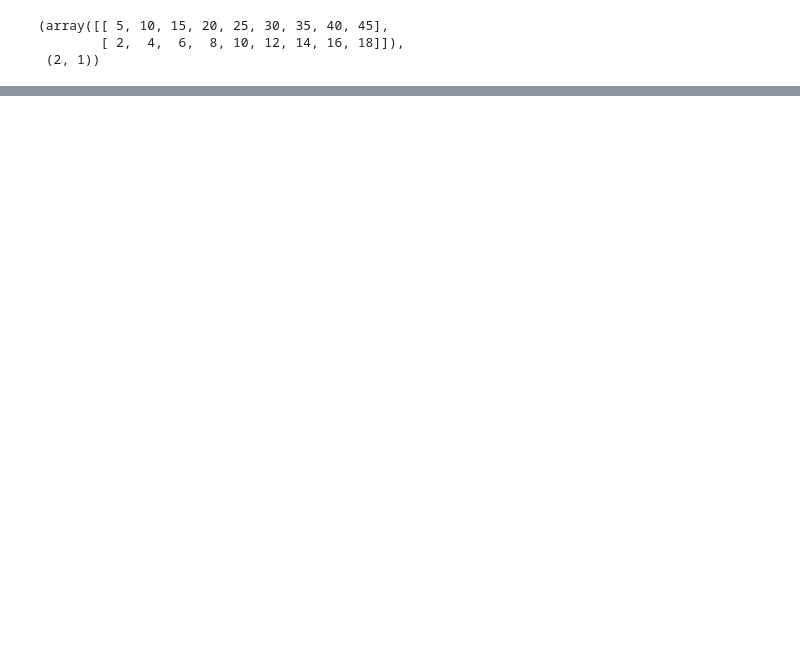
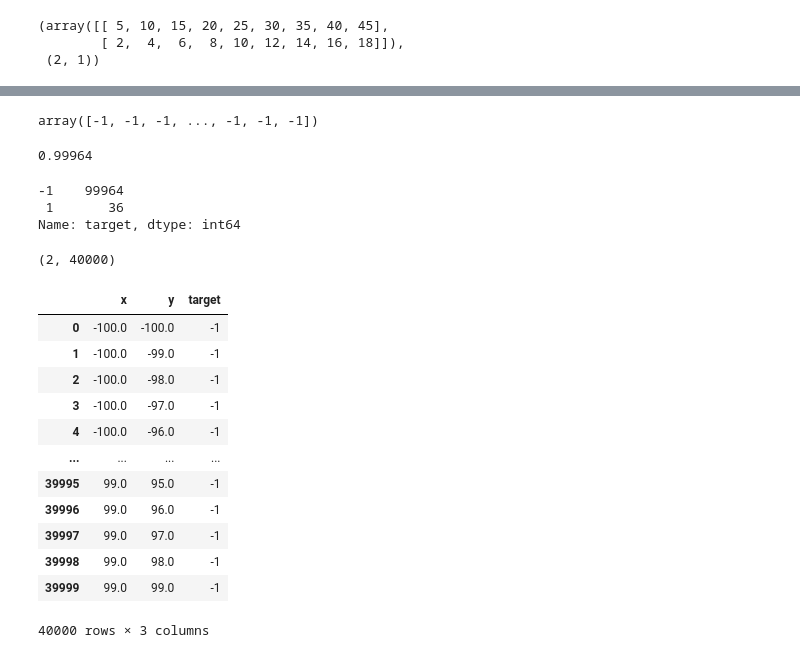
Before and after one commit to zivm20/NN-Spring-Project-1, a Jupyter notebook: Main_program .ipynb, the cells around one changed output, grey strips where cells are left out. Drawn from its saved outputs; the diff is of its cells as text; code cells hidden in the pictures; blank space fills up the shorter version.

```diff
--- a/Main_program .ipynb
+++ b/Main_program .ipynb
@@ -150,0 +202,15 @@ accuracy_score(testA["target"],testA_res)
+# %%
+testB_res = ad2.predict(testB.loc[:,["x","y"]])
+testB_res
+# %% [output]
+array([-1, -1, -1, ..., -1, -1, -1])
+# %%
+accuracy_score(testB["target"],testB_res)
+# %% [output]
+0.99964
+# %%
+testB["target"].value_counts()
+# %% [output]
+-1    99964
+ 1       36
+Name: target, dtype: int64
@@ -150,0 +219,25 @@ accuracy_score(testA["target"],testA_res)
+# %%
+backgroundPoints = [[],[]]
+for i in range(-100,100):
+    temp = []
+    for j in range(-100,100):
+        backgroundPoints[0].append(i*100)
+        backgroundPoints[1].append(j*100)
+print(np.array(backgroundPoints).shape)
+backgroundPoints = genData.create_B(raw_data=backgroundPoints,size=None)
+backgroundPoints
+# %% [output]
+(2, 40000)
+|  | x | y | target |
+| 0 | -100.0 | -100.0 | -1 |
+| 1 | -100.0 | -99.0 | -1 |
+| 2 | -100.0 | -98.0 | -1 |
+| 3 | -100.0 | -97.0 | -1 |
+| 4 | -100.0 | -96.0 | -1 |
+| ... | ... | ... | ... |
+| 39995 | 99.0 | 95.0 | -1 |
+| 39996 | 99.0 | 96.0 | -1 |
+| 39997 | 99.0 | 97.0 | -1 |
+| 39998 | 99.0 | 98.0 | -1 |
+| 39999 | 99.0 | 99.0 | -1 |
+40000 rows × 3 columns
```
Also changed, not shown: parts of 12 cells of this notebook, 1 other file.
